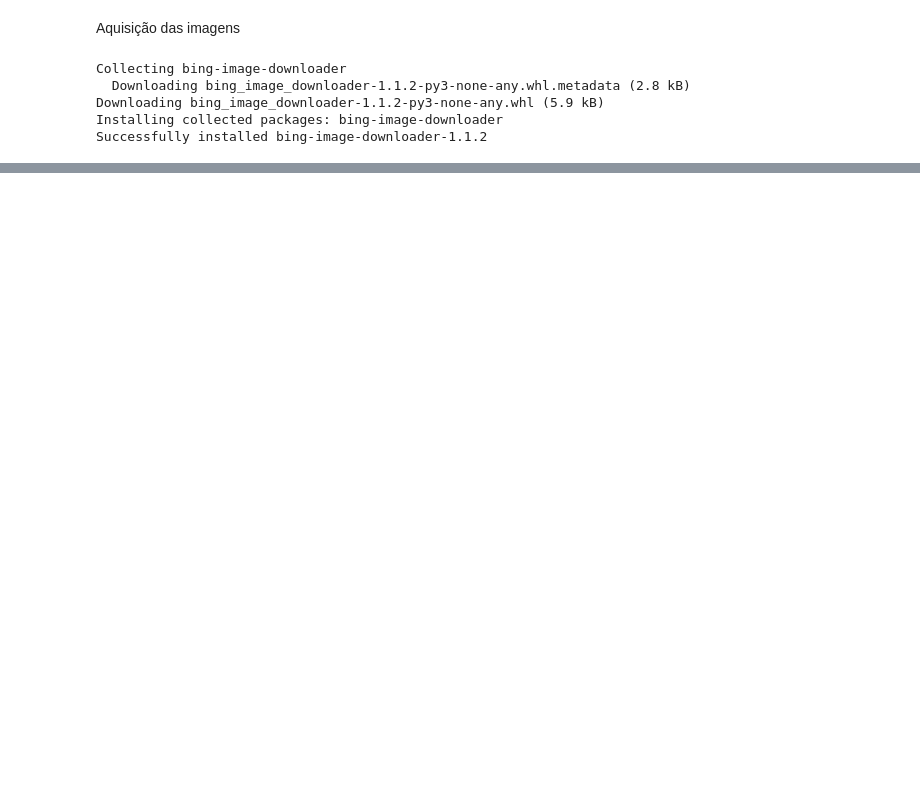
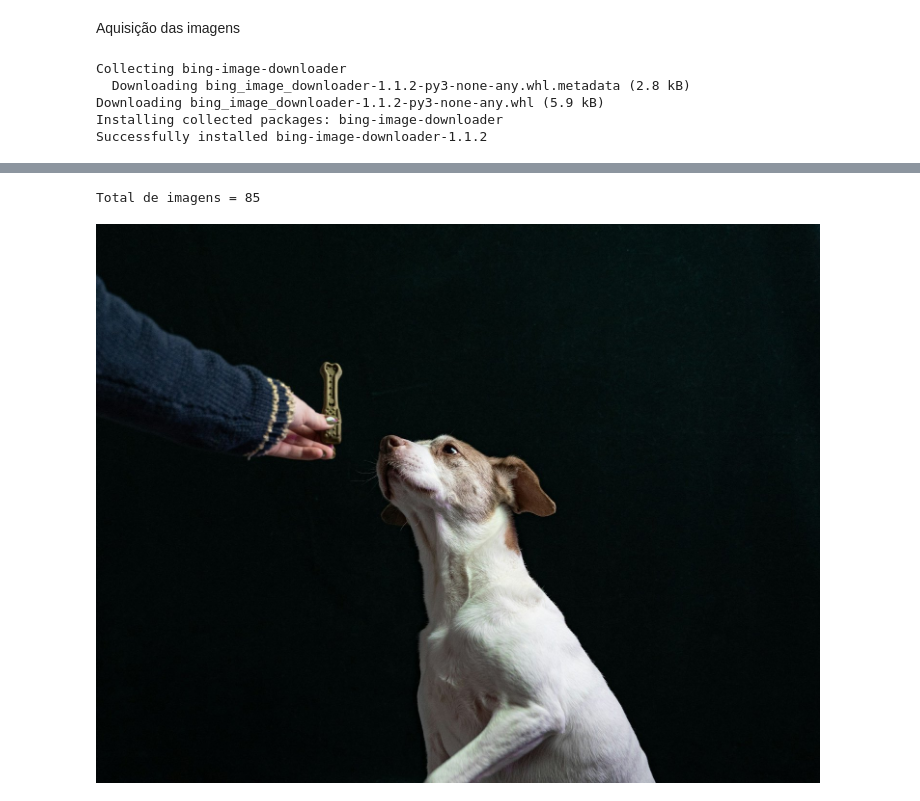
Before and after one commit to carolribeiro95/NeuralLinkVisualIdentifier, a Jupyter notebook: CNNDogs.ipynb, the cells around one changed output, grey strips where cells are left out. Drawn from its saved outputs; the diff is of its cells as text; code cells hidden in the pictures; blank space fills up the shorter version.

```diff
--- a/CNNDogs.ipynb
+++ b/CNNDogs.ipynb
@@ -22,3 +42,17 @@ import PIL
 import numpy as np
 import matplotlib.pyplot as plt
 import tensorflow as tf
+# %%
+url = '/content/dataset/dog training'
+# %%
+data_dir = pathlib.Path(url)
+# %%
+# Contagem total de imagens no dataset
+print(f'Total de imagens = {len(list(data_dir.glob('*.jpg')))}')
+# %% [output]
+Total de imagens = 85
+# %%
+# visualização de imagens
+PIL.Image.open(list(data_dir.glob('*.jpg'))[0])
+# %% [output]
+[figure, added]
```
Also changed, not shown: parts of 3 cells of this notebook.
